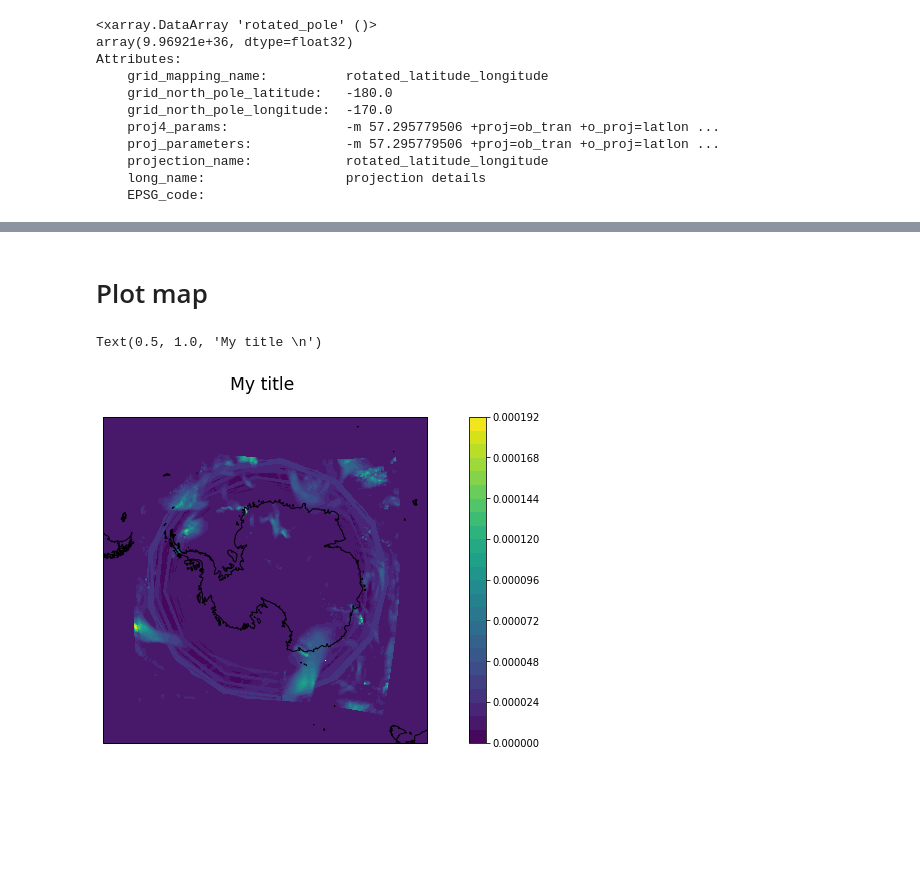
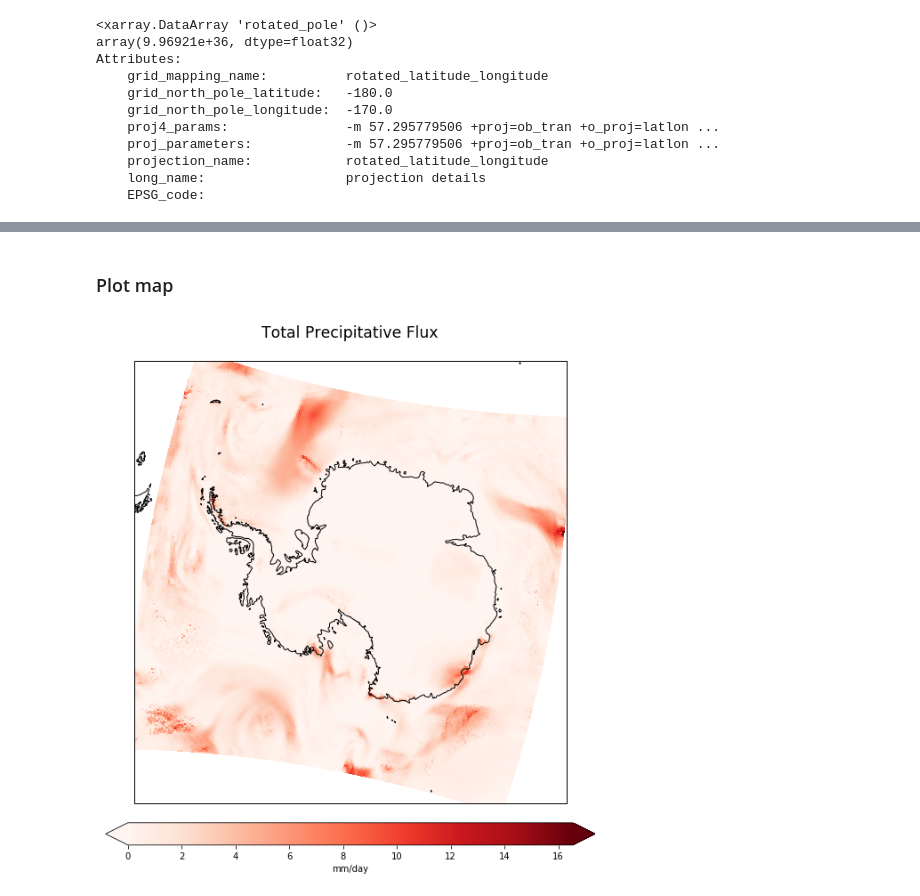
Before and after one commit to scotthosking/notebooks, a Jupyter notebook: racmo_with_xarray.ipynb, the cells around one changed output, grey strips where cells are left out. Saved outputs shown, nothing was run; the diff lists cells and outputs as text; code cells hidden in the pictures; blank space fills up the shorter version.

Commit message:
fix projection and plot using pcolormesh

```diff
--- a/racmo_with_xarray.ipynb
+++ b/racmo_with_xarray.ipynb
@@ -73,11 +73,11 @@ Attributes:
 # %%
 rad2deg = 180./np.pi
 
-p = pyproj.Proj('+proj=ob_tran +o_proj=latlon +o_lat_p=-180.0 +o_lon_p=10.0 +lon_0=180.0')
+p = pyproj.Proj('+proj=ob_tran +o_proj=latlon +o_lat_p=-180.0 +o_lon_p=-170.0 +lon_0=180.0')
 
 x1,y1 = np.meshgrid(ds.rlon.values, ds.rlat.values)
 
 lon, lat = p(x1, y1)
 
-lon, lat = lon*rad2deg, lat*rad2deg
+lon, lat = lon*rad2deg, lat*rad2deg    # radians --> degrees
 # %%
@@ -92,20 +93,25 @@ np.min(precip.values), np.max(precip.values), np.min(lon), np.max(lon), np.min(l
  -90.0,
  -46.74917892351621)
 # %% [markdown]
-# Plot map
+### Plot map
+# %%
+data = precip.isel(time=0)
 # %%
-plt.figure(figsize=(15,6))
+plt.figure(figsize=(10,10))
 
-ax = plt.subplot( projection=ccrs.Stereographic(central_longitude=7., central_latitude=-90.) )
+ax = plt.subplot( projection=ccrs.Stereographic(central_longitude=0., central_latitude=-90.) )
 
-ax.set_extent([-180,180,-90,-50], ccrs.PlateCarree())
+ax.set_extent([-180,180,-90,-55], ccrs.PlateCarree())
 
-result = ax.contourf( lon, lat, precip.isel(time=0), levels=30, transform=ccrs.PlateCarree() )
+# plot data (converting flux to mm/day)
+result = ax.pcolormesh( lon, lat, data*86400., cmap='Reds', transform=ccrs.PlateCarree() )
 
 ax.coastlines(resolution='50m')
-plt.colorbar(result)
 
-ax.set_title('My title \n', size='xx-large')
+plt.colorbar(result, orientation='horizontal', label='mm/day', extend='both', fraction=0.046, pad=0.04)
+
+ax.set_title(data.long_name+'\n', size='xx-large')
+
+print('')
 # %% [output]
-Text(0.5, 1.0, 'My title \n')
-[figure, old version]
+[figure, new version]
```
Also changed, not shown: parts of 6 cells of this notebook.
